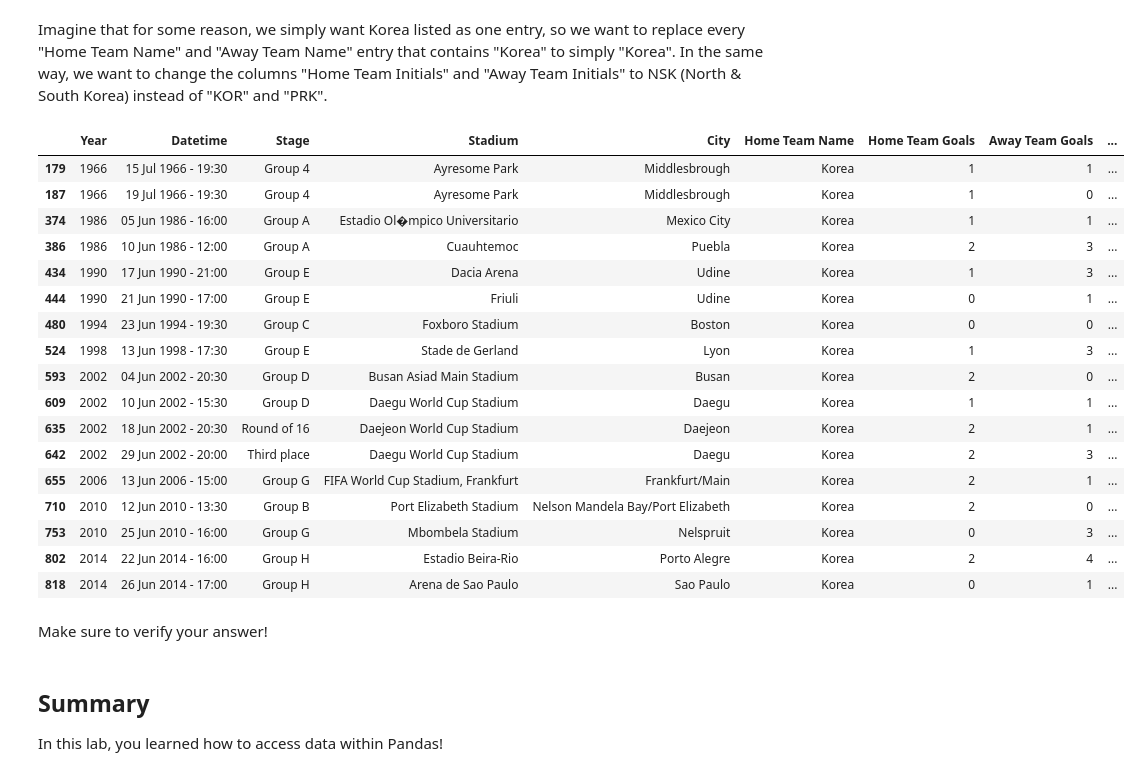
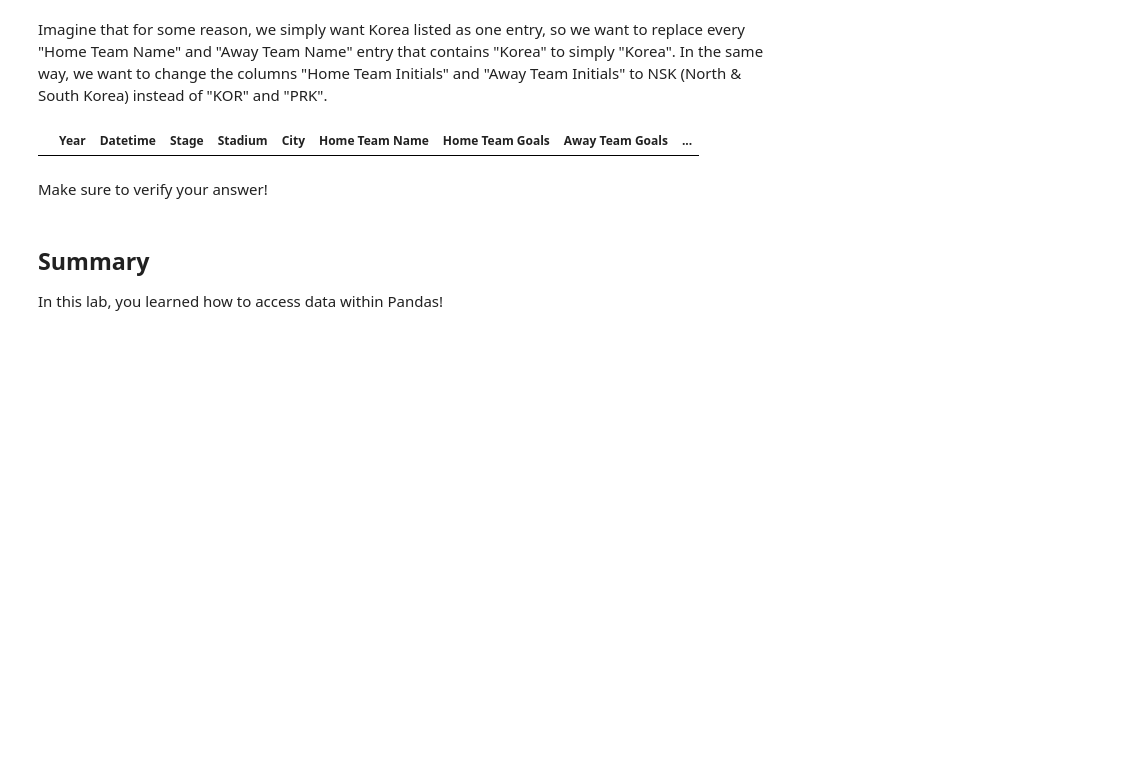
Before and after one commit to krbarounis/dsc-accessing-data-with-pandas-lab-nyc-ds-071519, a Jupyter notebook: index.ipynb, the cells around one changed output. Saved outputs shown, nothing was run; the diff lists cells and outputs as text; code cells hidden in the pictures; blank space fills up the shorter version.

```diff
--- a/index.ipynb
+++ b/index.ipynb
@@ -298,26 +298,9 @@ df.loc[(df['Home Team Name'] == 'Korea DPR') |
 df.loc[(df['Away Team Name'] == 'Korea DPR') | (df['Away Team Name'] == 'Korea Republic'),
                 ['Away Team Name']] = 'Korea'
 # %%
-df[df['Ho Team Name'] == 'Korea']
+df[df['Away Team Name'] == 'Korea Republic']
 # %% [output]
 |  | Year | Datetime | Stage | Stadium | City | Home Team Name | Home Team Goals | Away Team Goals | ... |
-| 179 | 1966 | 15 Jul 1966 - 19:30 | Group 4 | Ayresome Park | Middlesbrough | Korea | 1 | 1 | ... |
-| 187 | 1966 | 19 Jul 1966 - 19:30 | Group 4 | Ayresome Park | Middlesbrough | Korea | 1 | 0 | ... |
-| 374 | 1986 | 05 Jun 1986 - 16:00 | Group A | Estadio Ol�mpico Universitario | Mexico City | Korea | 1 | 1 | ... |
-| 386 | 1986 | 10 Jun 1986 - 12:00 | Group A | Cuauhtemoc | Puebla | Korea | 2 | 3 | ... |
-| 434 | 1990 | 17 Jun 1990 - 21:00 | Group E | Dacia Arena | Udine | Korea | 1 | 3 | ... |
-| 444 | 1990 | 21 Jun 1990 - 17:00 | Group E | Friuli | Udine | Korea | 0 | 1 | ... |
-| 480 | 1994 | 23 Jun 1994 - 19:30 | Group C | Foxboro Stadium | Boston | Korea | 0 | 0 | ... |
-| 524 | 1998 | 13 Jun 1998 - 17:30 | Group E | Stade de Gerland | Lyon | Korea | 1 | 3 | ... |
-| 593 | 2002 | 04 Jun 2002 - 20:30 | Group D | Busan Asiad Main Stadium | Busan | Korea | 2 | 0 | ... |
-| 609 | 2002 | 10 Jun 2002 - 15:30 | Group D | Daegu World Cup Stadium | Daegu | Korea | 1 | 1 | ... |
-| 635 | 2002 | 18 Jun 2002 - 20:30 | Round of 16 | Daejeon World Cup Stadium | Daejeon | Korea | 2 | 1 | ... |
-| 642 | 2002 | 29 Jun 2002 - 20:00 | Third place | Daegu World Cup Stadium | Daegu | Korea | 2 | 3 | ... |
-| 655 | 2006 | 13 Jun 2006 - 15:00 | Group G | FIFA World Cup Stadium, Frankfurt | Frankfurt/Main | Korea | 2 | 1 | ... |
-| 710 | 2010 | 12 Jun 2010 - 13:30 | Group B | Port Elizabeth Stadium | Nelson Mandela Bay/Port Elizabeth | Korea | 2 | 0 | ... |
-| 753 | 2010 | 25 Jun 2010 - 16:00 | Group G | Mbombela Stadium | Nelspruit | Korea | 0 | 3 | ... |
-| 802 | 2014 | 22 Jun 2014 - 16:00 | Group H | Estadio Beira-Rio | Porto Alegre | Korea | 2 | 4 | ... |
-| 818 | 2014 | 26 Jun 2014 - 17:00 | Group H | Arena de Sao Paulo | Sao Paulo | Korea | 0 | 1 | ... |
 # %% [markdown]
 Make sure to verify your answer!
 # %% [markdown]
```
